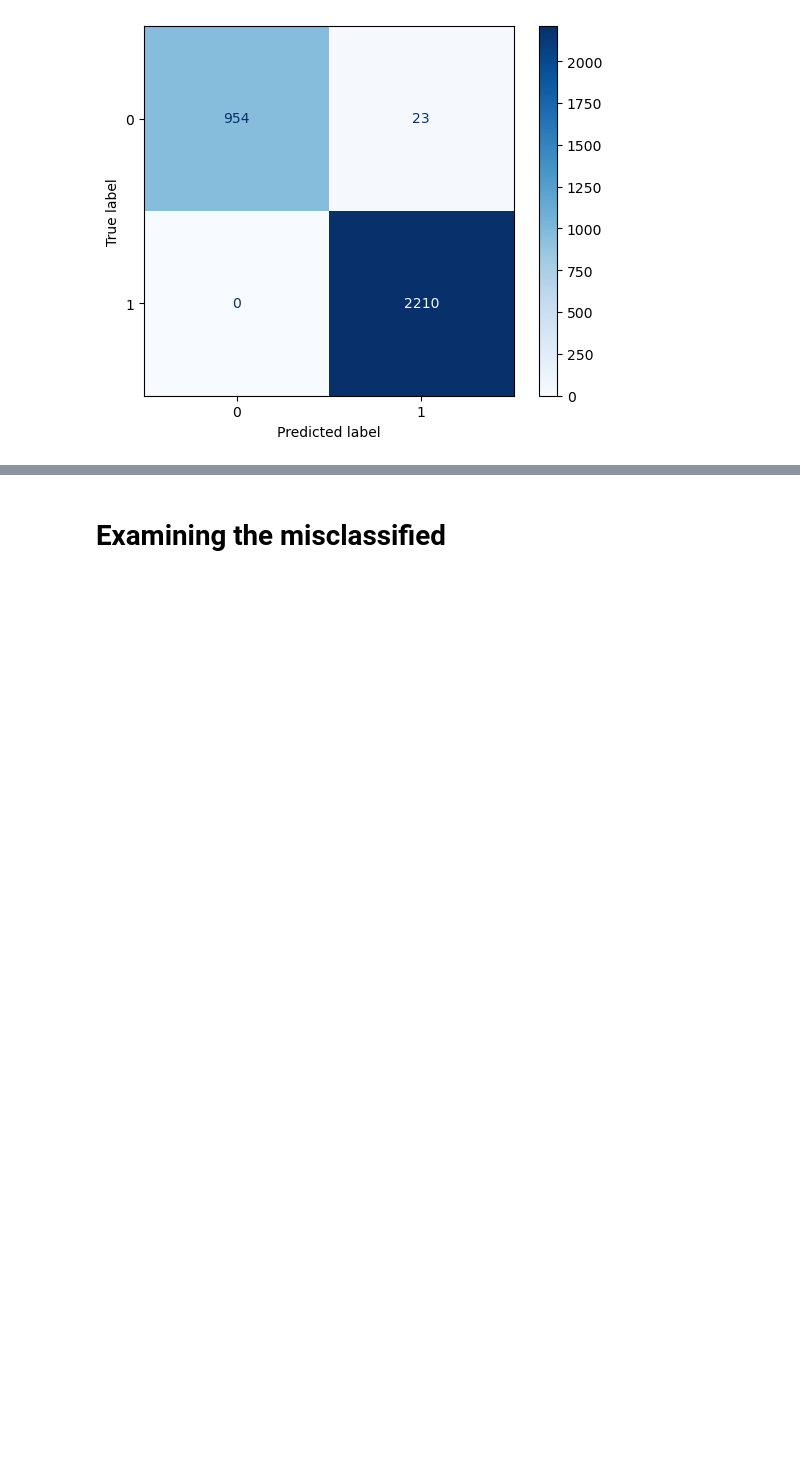
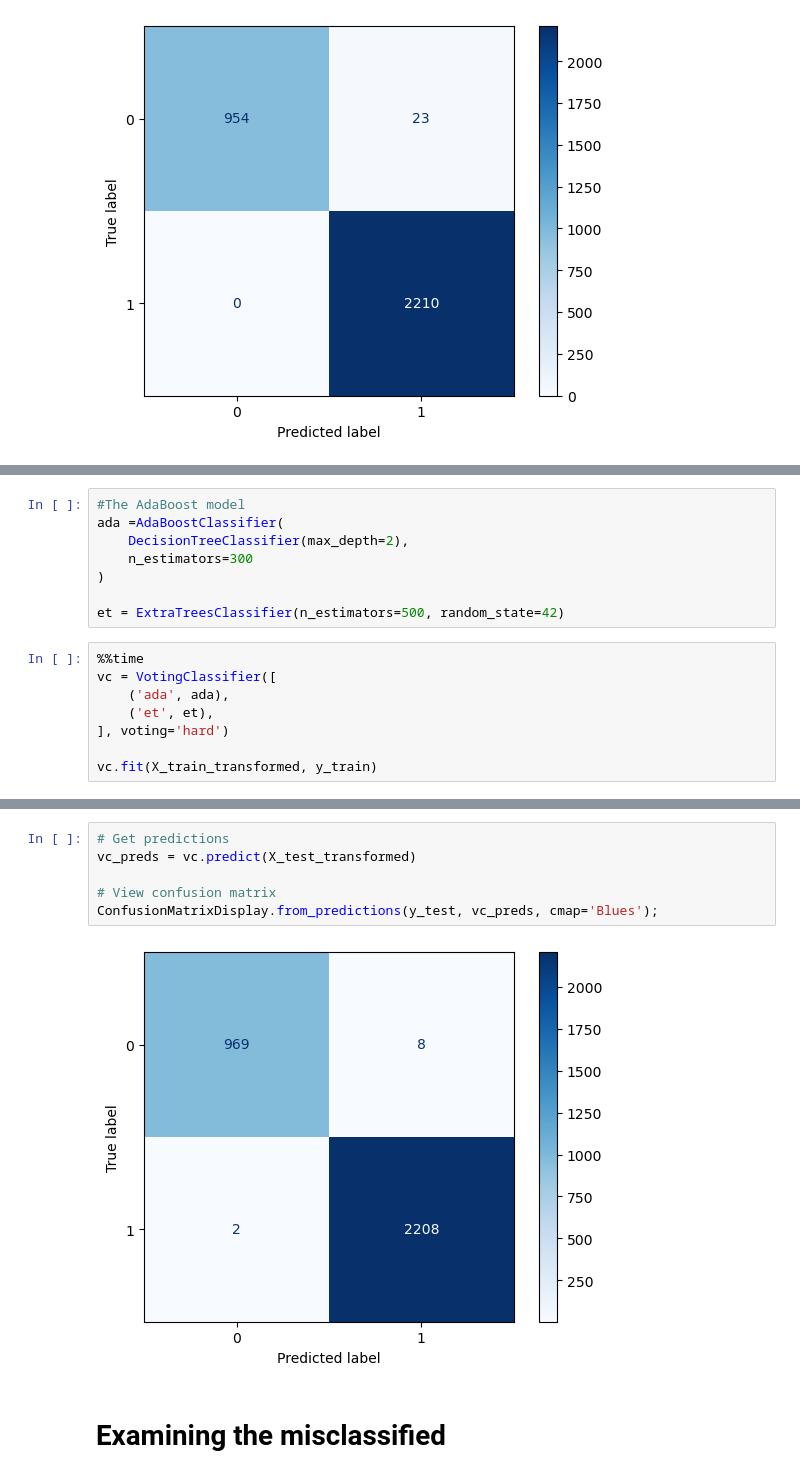
Before and after one commit to kellsweig/Reddit-Project-Classification-and-NLP, a Jupyter notebook: Model Development.ipynb, the cells around one changed output, grey strips where cells are left out. Drawn from its saved outputs; the diff is of its cells as text; blank space fills up the shorter version.

```diff
--- a/Model Development.ipynb
+++ b/Model Development.ipynb
@@ -324,0 +399,16 @@ ConfusionMatrixDisplay.from_predictions(y_test, et_preds, cmap='Blues');
+# %%
+#The AdaBoost model
+ada =AdaBoostClassifier(
+    DecisionTreeClassifier(max_depth=2),
+    n_estimators=300
+)
+
+et = ExtraTreesClassifier(n_estimators=500, random_state=42)
+# %%
+%%time
+vc = VotingClassifier([
+    ('ada', ada),
+    ('et', et),
+], voting='hard')
+
+vc.fit(X_train_transformed, y_train)
@@ -325,3 +431,11 @@ ConfusionMatrixDisplay.from_predictions(y_test, et_preds, cmap='Blues');
+# %%
+# Get predictions
+vc_preds = vc.predict(X_test_transformed)
+
+# View confusion matrix
+ConfusionMatrixDisplay.from_predictions(y_test, vc_preds, cmap='Blues');
+# %% [output]
+[figure, added]
 # %% [markdown]
 # Examining the misclassified
 # %%
```
Also changed, not shown: parts of 24 cells of this notebook, 4 other files.
